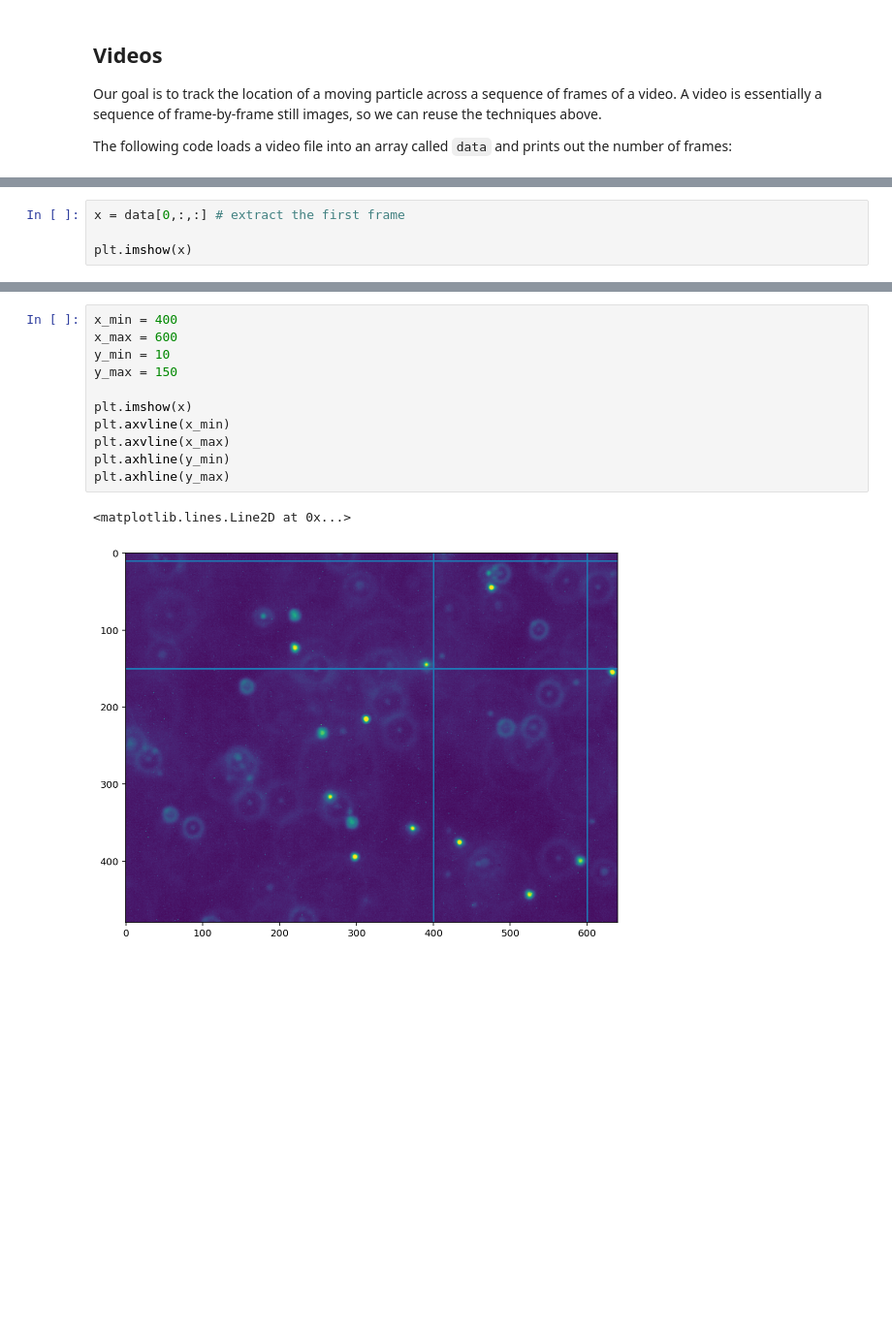
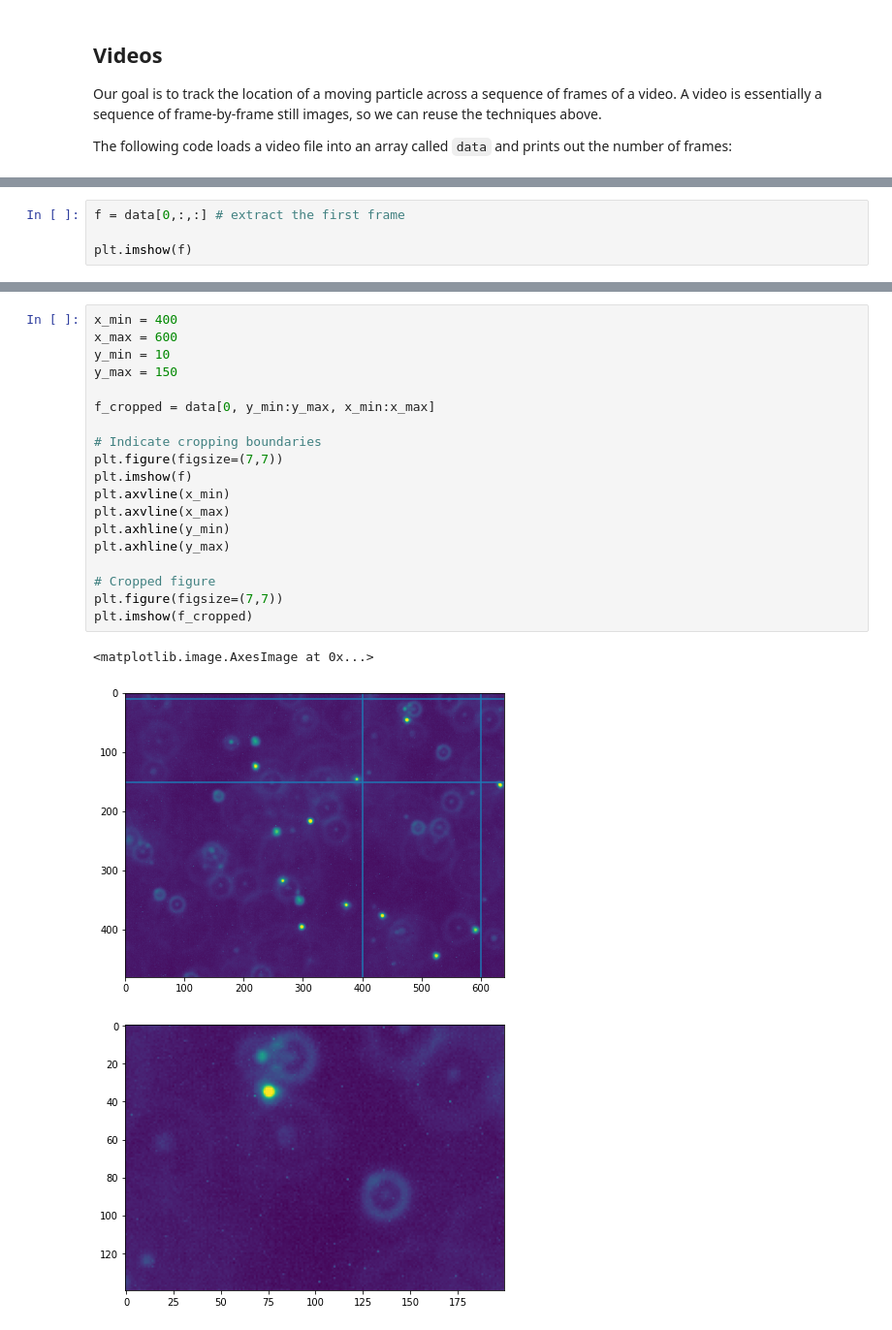
Before and after one commit to UCLNatSci/Interdisciplinary-Research-Skills, a Jupyter notebook: book/5_image_segmentation/segmentation.ipynb, the cells around one changed output, grey strips where cells are left out. Shown: that part at 97% size. Drawn from its saved outputs; the diff is of its cells as text; blank space fills up the shorter version.

```diff
--- a/book/5_image_segmentation/segmentation.ipynb
+++ b/book/5_image_segmentation/segmentation.ipynb
@@ -254,6 +256,6 @@ We can then extract the first frame (frame number 0) into an array `x`:
 # %%
-x = data[0,:,:] # extract the first frame
+f = data[0,:,:] # extract the first frame
 
-plt.imshow(x)
+plt.imshow(f)
 # %% [output]
 <matplotlib.image.AxesImage at 0x...>
@@ -261,14 +265,23 @@ plt.imshow(x)
 # %%
 x_min = 400
 x_max = 600
 y_min = 10
 y_max = 150
 
-plt.imshow(x)
+f_cropped = data[0, y_min:y_max, x_min:x_max]
+
+# Indicate cropping boundaries
+plt.figure(figsize=(7,7))
+plt.imshow(f)
 plt.axvline(x_min)
 plt.axvline(x_max)
 plt.axhline(y_min)
 plt.axhline(y_max)
+
+# Cropped figure
+plt.figure(figsize=(7,7))
+plt.imshow(f_cropped)
 # %% [output]
-<matplotlib.lines.Line2D at 0x...>
+<matplotlib.image.AxesImage at 0x...>
-[figure, old version]
+[figure, new version]
+[figure, added]
```
Also changed, not shown: parts of 15 cells of this notebook, 1 other file.
